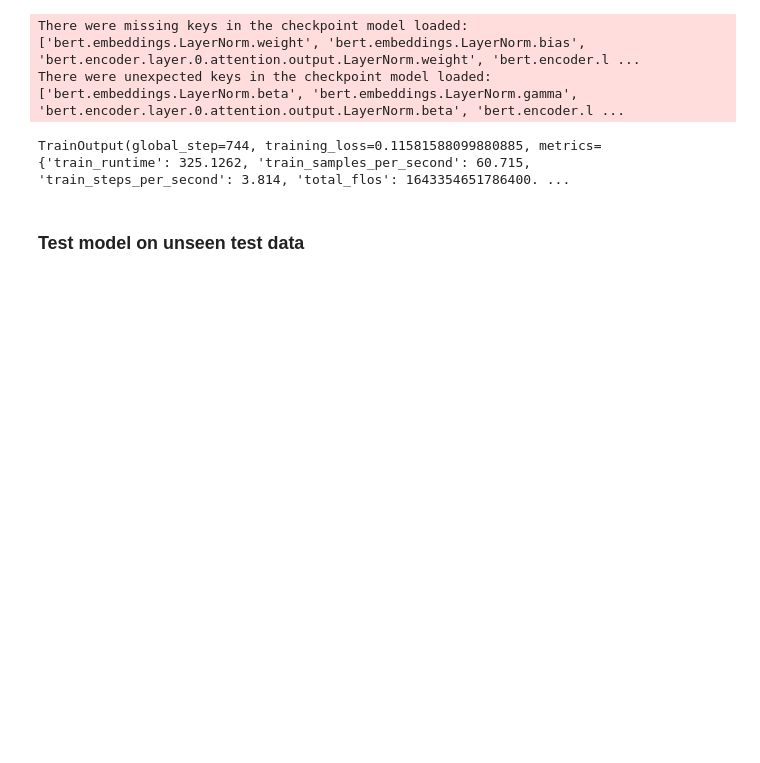
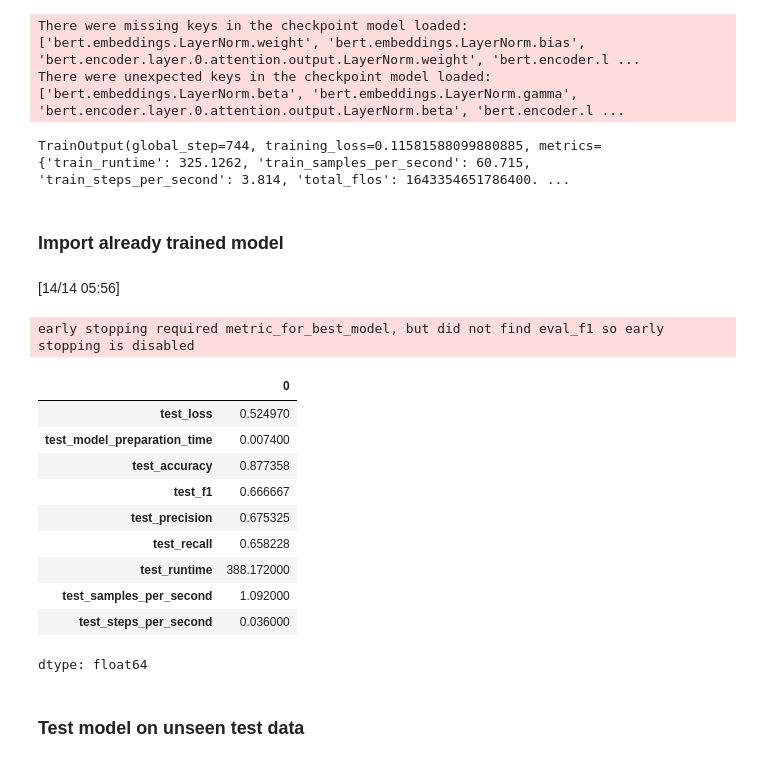
Before and after one commit to gransera/ep_populism_classification, a Jupyter notebook: notebooks/01_training_elite_BERTbase.ipynb, the cells around one changed output. Saved outputs shown, nothing was run; the diff lists cells and outputs as text; code cells hidden in the pictures; blank space fills up the shorter version.

Commit message:
Includ direct import and evaluation of previously saved model

```diff
--- a/notebooks/01_training_elite_BERTbase.ipynb
+++ b/notebooks/01_training_elite_BERTbase.ipynb
@@ -288,6 +288,35 @@ Notes:
 There were missing keys in the checkpoint model loaded: ['bert.embeddings.LayerNorm.weight', 'bert.embeddings.LayerNorm.bias', 'bert.encoder.layer.0.attention.output.LayerNorm.weight', 'bert.encoder.l ...
 There were unexpected keys in the checkpoint model loaded: ['bert.embeddings.LayerNorm.beta', 'bert.embeddings.LayerNorm.gamma', 'bert.encoder.layer.0.attention.output.LayerNorm.beta', 'bert.encoder.l ...
 TrainOutput(global_step=744, training_loss=0.11581588099880885, metrics={'train_runtime': 325.1262, 'train_samples_per_second': 60.715, 'train_steps_per_second': 3.814, 'total_flos': 1643354651786400. ...
+# %% [markdown]
+### Import already trained model
+# %%
+model_path = base_path / "models" / "classifiers"
+model_folder = model_path / "anti_elitism" / "anti_elitism_bert_base_e3"
+model_folder.mkdir(parents=True, exist_ok=True)
+# %%
+model = AutoModelForSequenceClassification.from_pretrained(model_folder)
+trainer.model = model
+
+test_result = trainer.evaluate(test_dataset, metric_key_prefix='test')
+pd.Series(test_result)
+# %% [output]
+[14/14 05:56]
+early stopping required metric_for_best_model, but did not find eval_f1 so early stopping is disabled
+# %%
+pd.Series(test_result)
+# %% [output]
+|  | 0 |
+| test_loss | 0.524970 |
+| test_model_preparation_time | 0.007400 |
+| test_accuracy | 0.877358 |
+| test_f1 | 0.666667 |
+| test_precision | 0.675325 |
+| test_recall | 0.658228 |
+| test_runtime | 388.172000 |
+| test_samples_per_second | 1.092000 |
+| test_steps_per_second | 0.036000 |
+dtype: float64
 # %% [markdown]
 ### Test model on unseen test data
 # %%
```
Also changed, not shown: parts of 4 cells of this notebook, 1 other file.
